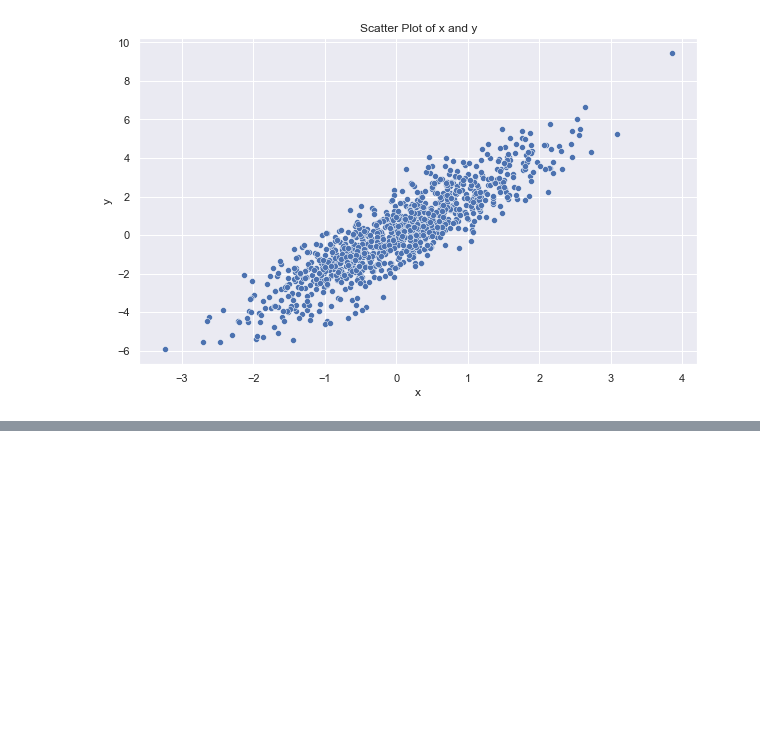
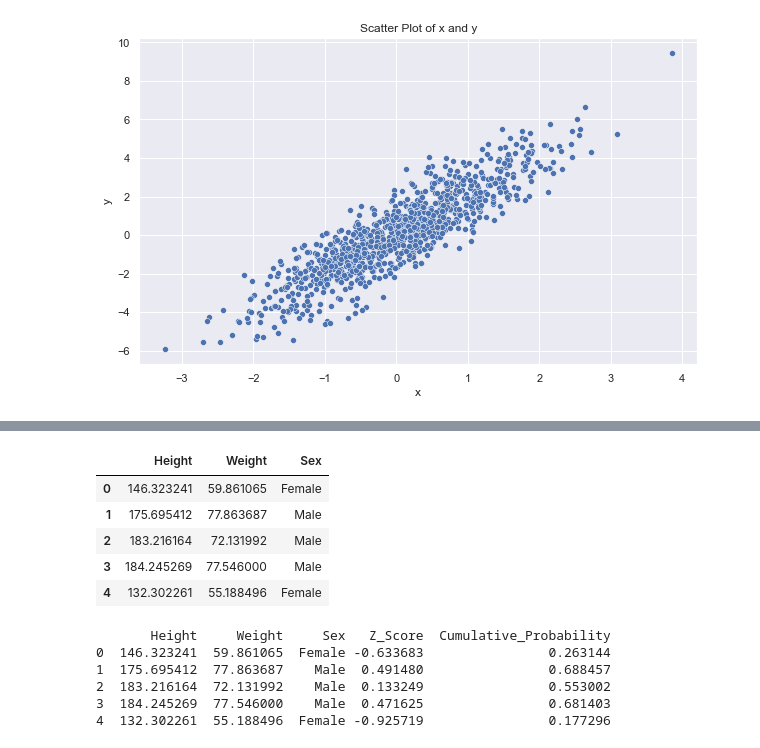
Before and after one commit to Maruf-Ahmad-khan/Pattern-Recognition-And-Machine-Learning, a Jupyter notebook: Probability Distribution.ipynb, the cells around one changed output, grey strips where cells are left out. Cells and saved outputs as stored; diff of their text form; code cells hidden in the pictures; blank space fills up the shorter version.

```diff
--- a/Probability Distribution.ipynb
+++ b/Probability Distribution.ipynb
@@ -361,0 +364,59 @@ plt.show()
+# %%
+import pandas as pd
+data = pd.read_csv('Test set.csv')
+data.head()
+# %% [output]
+|  | Height | Weight | Sex |
+| 0 | 146.323241 | 59.861065 | Female |
+| 1 | 175.695412 | 77.863687 | Male |
+| 2 | 183.216164 | 72.131992 | Male |
+| 3 | 184.245269 | 77.546000 | Male |
+| 4 | 132.302261 | 55.188496 | Female |
+# %%
+import pandas as pd
+import numpy as np
+from scipy.stats import norm
+
+class Solution:
+    def __init__(self, data, mean, std_dev):
+        self.data = data
+        self.mean = mean
+        self.std_dev = std_dev
+
+    def z_score(self, value):
+        # Method to calculate Z-score for a specific value
+        return (value - self.mean) / self.std_dev
+
+    def cumulative_probability(self, value):
+        # Method to calculate cumulative probability (CDF) for a specific value
+        z = self.z_score(value)
+        return norm.cdf(z)
+
+    def probability(self, value):
+        # Method to calculate the probability for a specific value
+        return self.cumulative_probability(value)
+
+# Load the dataset
+data = pd.read_csv('Test set.csv')
+
+# Calculate mean and standard deviation for the 'Weight' column
+mean = int(np.ceil(data['Weight'].mean()))
+std_dev = int(np.ceil(data['Weight'].std()))
+
+# Create an instance of the Solution class
+sol = Solution(data, mean, std_dev)
+
+# Apply the z_score function to each value in the 'Weight' column
+data['Z_Score'] = data['Weight'].apply(sol.z_score)
+
+# Apply the cumulative_probability function to each value in the 'Weight' column
+data['Cumulative_Probability'] = data['Weight'].apply(sol.cumulative_probability)
+# Display the updated DataFrame
+print(data.head())
+# %% [output]
+       Height     Weight     Sex   Z_Score  Cumulative_Probability
+0  146.323241  59.861065  Female -0.633683                0.263144
+1  175.695412  77.863687    Male  0.491480                0.688457
+2  183.216164  72.131992    Male  0.133249                0.553002
+3  184.245269  77.546000    Male  0.471625                0.681403
+4  132.302261  55.188496  Female -0.925719                0.177296
```
Also changed, not shown: parts of 2 cells of this notebook, 1 other file.
